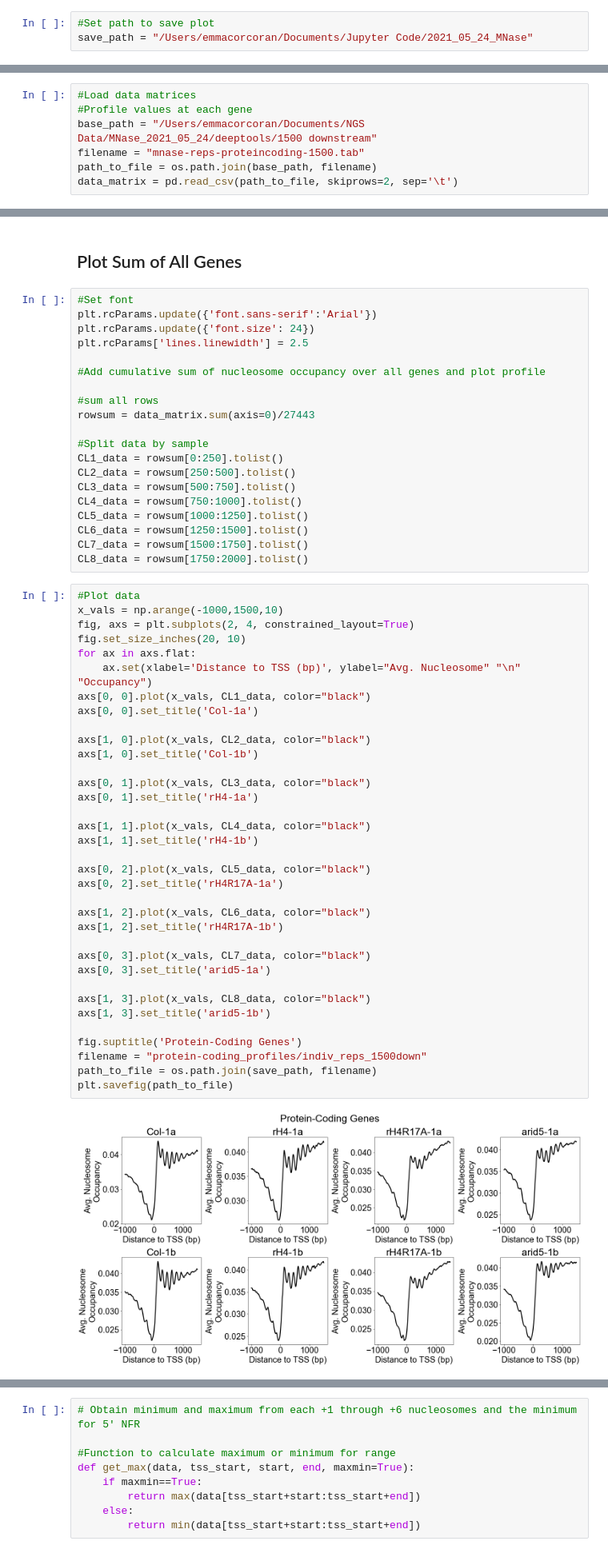
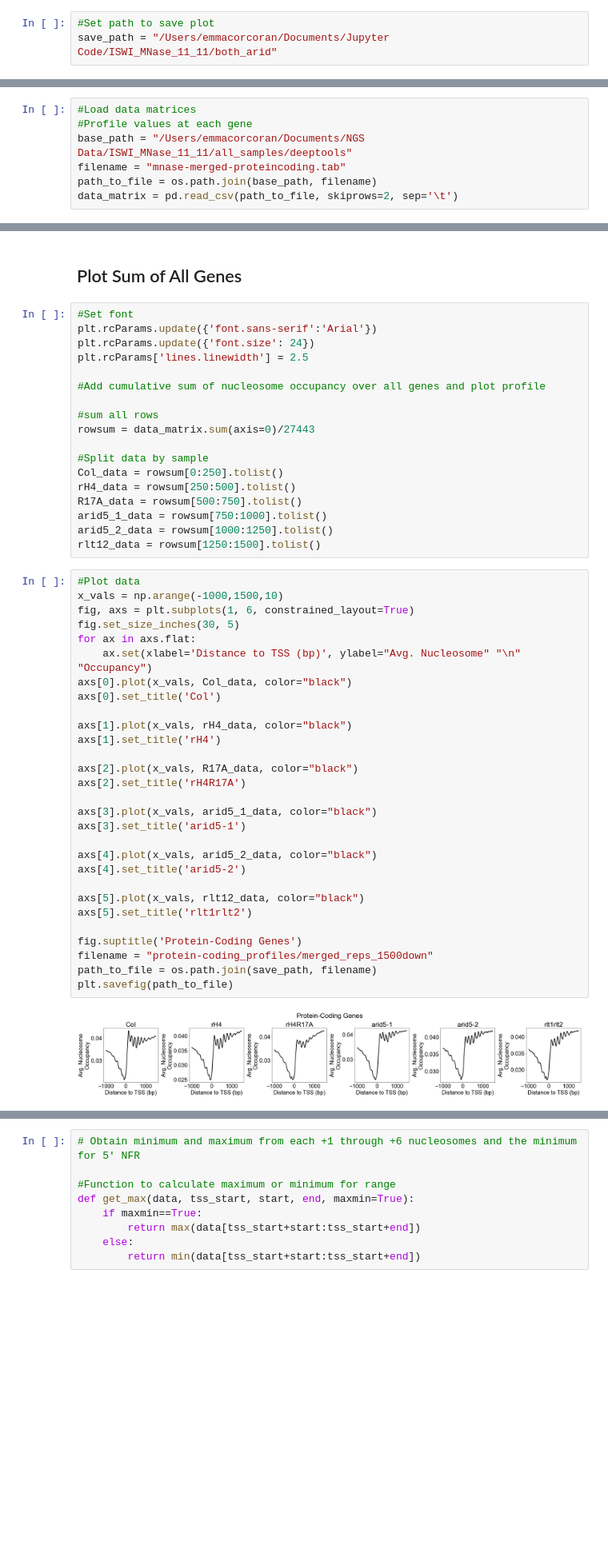
Before and after one commit to etc27/MNaseseq-workflow, a Jupyter notebook: peak_height.ipynb, the cells around one changed output, grey strips where cells are left out. Shown: that part at 80% size. Saved outputs shown, nothing was run; the diff lists cells and outputs as text; blank space fills up the shorter version.

```diff
--- a/peak_height.ipynb
+++ b/peak_height.ipynb
@@ -14,15 +14,15 @@ from scipy.stats import ttest_ind, ttest_rel
 import statistics
 # %%
 #Set path to save plot
-save_path = "/Users/emmacorcoran/Documents/Jupyter Code/2021_05_24_MNase"
+save_path = "/Users/emmacorcoran/Documents/Jupyter Code/ISWI_MNase_11_11/both_arid"
 # %% [markdown]
 ## Load and Clean Data
 First, I load the data generated using deeptools and clean by removing empty columns, adding columns corresponding to gene names, and subsectioning data by sample. I also take a look at the metaprofiles by plotting the sum over all genes.
 # %%
 #Load data matrices
 #Profile values at each gene
-base_path = "/Users/emmacorcoran/Documents/NGS Data/MNase_2021_05_24/deeptools/1500 downstream"
-filename = "mnase-reps-proteincoding-1500.tab"
+base_path = "/Users/emmacorcoran/Documents/NGS Data/ISWI_MNase_11_11/all_samples/deeptools"
+filename = "mnase-merged-proteincoding.tab"
 path_to_file = os.path.join(base_path, filename)
 data_matrix = pd.read_csv(path_to_file, skiprows=2, sep='\t')
 # %%
@@ -75,51 +75,43 @@ plt.rcParams['lines.linewidth'] = 2.5
 rowsum = data_matrix.sum(axis=0)/27443
 
 #Split data by sample
-CL1_data = rowsum[0:250].tolist()
-CL2_data = rowsum[250:500].tolist()
-CL3_data = rowsum[500:750].tolist()
-CL4_data = rowsum[750:1000].tolist()
-CL5_data = rowsum[1000:1250].tolist()
-CL6_data = rowsum[1250:1500].tolist()
-CL7_data = rowsum[1500:1750].tolist()
-CL8_data = rowsum[1750:2000].tolist()
+Col_data = rowsum[0:250].tolist()
+rH4_data = rowsum[250:500].tolist()
+R17A_data = rowsum[500:750].tolist()
+arid5_1_data = rowsum[750:1000].tolist()
+arid5_2_data = rowsum[1000:1250].tolist()
+rlt12_data = rowsum[1250:1500].tolist()
 # %%
 #Plot data
 x_vals = np.arange(-1000,1500,10)
-fig, axs = plt.subplots(2, 4, constrained_layout=True)
-fig.set_size_inches(20, 10)
+fig, axs = plt.subplots(1, 6, constrained_layout=True)
+fig.set_size_inches(30, 5)
 for ax in axs.flat:
     ax.set(xlabel='Distance to TSS (bp)', ylabel="Avg. Nucleosome" "\n" "Occupancy")
-axs[0, 0].plot(x_vals, CL1_data, color="black")
-axs[0, 0].set_title('Col-1a')
+axs[0].plot(x_vals, Col_data, color="black")
+axs[0].set_title('Col')
 
-axs[1, 0].plot(x_vals, CL2_data, color="black")
-axs[1, 0].set_title('Col-1b')
+axs[1].plot(x_vals, rH4_data, color="black")
+axs[1].set_title('rH4')
 
-axs[0, 1].plot(x_vals, CL3_data, color="black")
-axs[0, 1].set_title('rH4-1a')
+axs[2].plot(x_vals, R17A_data, color="black")
+axs[2].set_title('rH4R17A')
 
-axs[1, 1].plot(x_vals, CL4_data, color="black")
-axs[1, 1].set_title('rH4-1b')
+axs[3].plot(x_vals, arid5_1_data, color="black")
+axs[3].set_title('arid5-1')
 
-axs[0, 2].plot(x_vals, CL5_data, color="black")
-axs[0, 2].set_title('rH4R17A-1a')
+axs[4].plot(x_vals, arid5_2_data, color="black")
+axs[4].set_title('arid5-2')
 
-axs[1, 2].plot(x_vals, CL6_data, color="black")
-axs[1, 2].set_title('rH4R17A-1b')
-
-axs[0, 3].plot(x_vals, CL7_data, color="black")
-axs[0, 3].set_title('arid5-1a')
-
-axs[1, 3].plot(x_vals, CL8_data, color="black")
-axs[1, 3].set_title('arid5-1b')
+axs[5].plot(x_vals, rlt12_data, color="black")
+axs[5].set_title('rlt1rlt2')
 
 fig.suptitle('Protein-Coding Genes')
-filename = "protein-coding_profiles/indiv_reps_1500down"
+filename = "protein-coding_profiles/merged_reps_1500down"
 path_to_file = os.path.join(save_path, filename)
 plt.savefig(path_to_file)
 # %% [output]
-[figure, old version]
+[figure, new version]
 # %%
 # Plot control sample with gridlines to visualize nucleosome peak coordinates
 x_vals = np.arange(0,1200,10)
```
Also changed, not shown: parts of 55 cells of this notebook.
